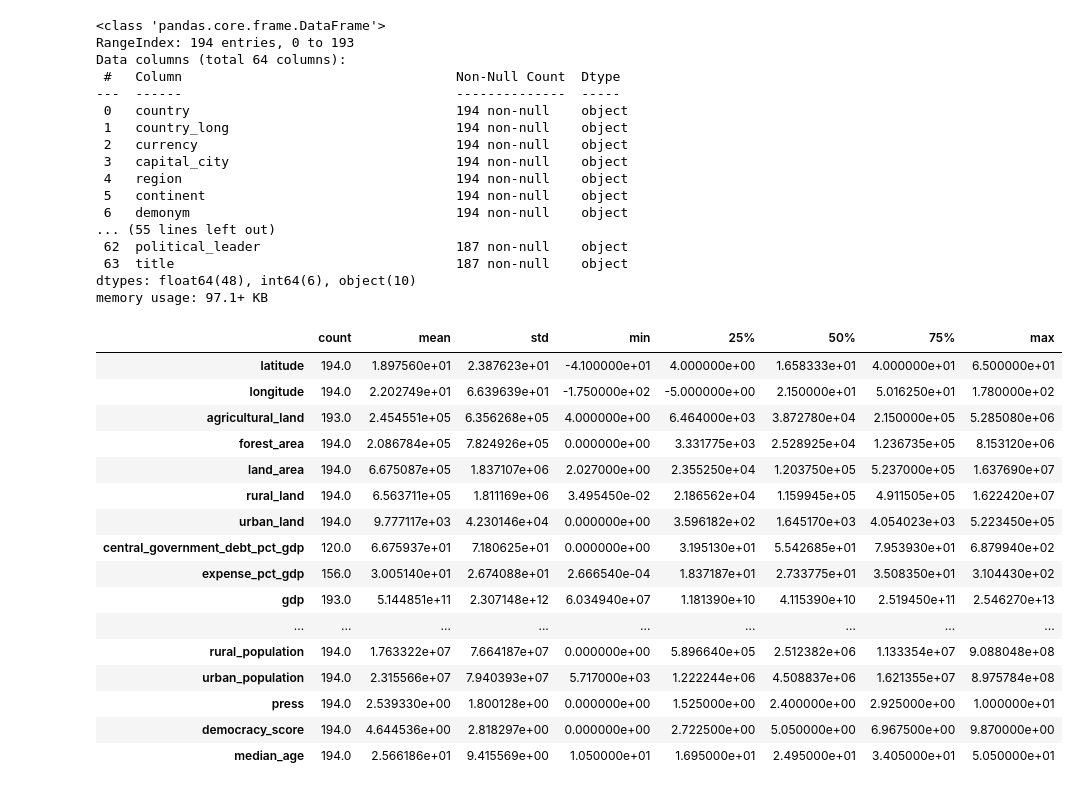
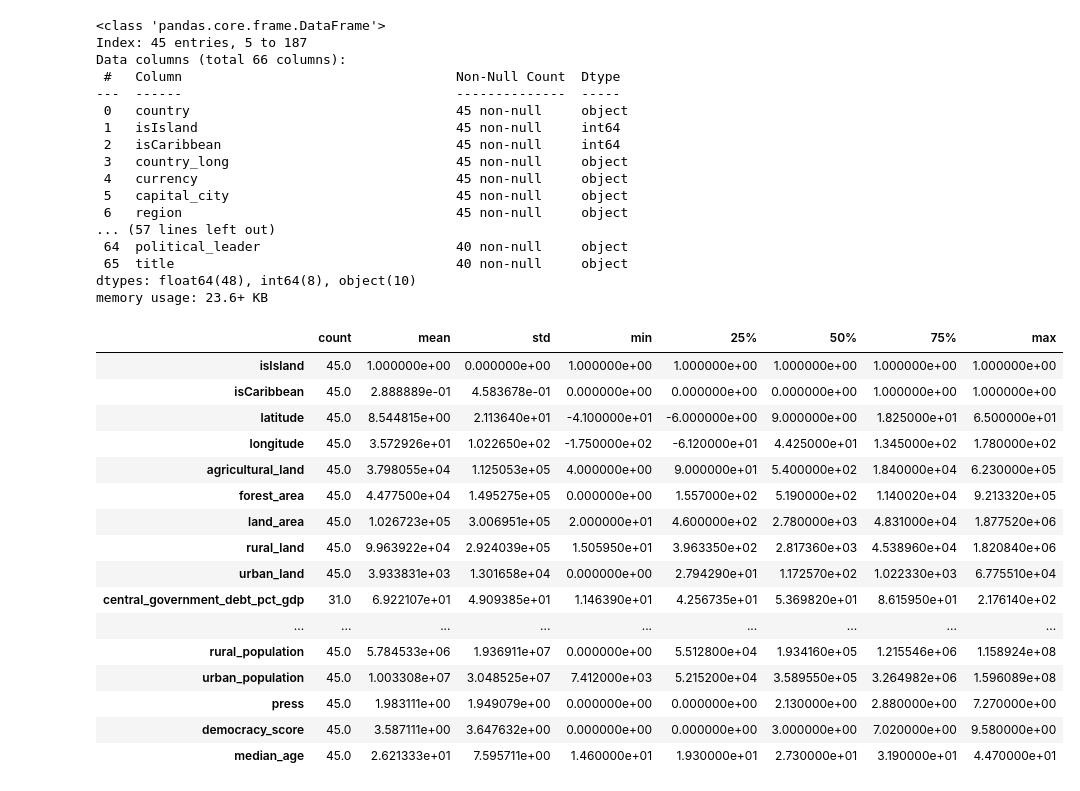
Before and after one commit to banditFox/discoveringIslands, a Jupyter notebook: discoveringIslands2023.ipynb, the cells around one changed output. Saved outputs shown, nothing was run; the diff lists cells and outputs as text; code cells hidden in the pictures.

```diff
--- a/discoveringIslands2023.ipynb
+++ b/discoveringIslands2023.ipynb
@@ -23,0 +106,4 @@ ds.head()
+# %%
+# Create a new dataframe with just the islands
+ds_isl = ds[ds['isIsland'] == 1]
+ds_isl.head()
@@ -39,40 +139,40 @@ Length: 64, dtype: int64
 # %%
-ds.info()
+ds_isl.info()
 # %% [output]
 <class 'pandas.core.frame.DataFrame'>
-RangeIndex: 194 entries, 0 to 193
-Data columns (total 64 columns):
+Index: 45 entries, 5 to 187
+Data columns (total 66 columns):
  #   Column                                   Non-Null Count  Dtype
 ---  ------                                   --------------  -----
- 0   country                                  194 non-null    object
- 1   country_long                             194 non-null    object
- 2   currency                                 194 non-null    object
- 3   capital_city                             194 non-null    object
- 4   region                                   194 non-null    object
- 5   continent                                194 non-null    object
- 6   demonym                                  194 non-null    object
-... (55 lines left out)
- 62  political_leader                         187 non-null    object
- 63  title                                    187 non-null    object
-dtypes: float64(48), int64(6), object(10)
-memory usage: 97.1+ KB
+ 0   country                                  45 non-null     object
+ 1   isIsland                                 45 non-null     int64
+ 2   isCaribbean                              45 non-null     int64
+ 3   country_long                             45 non-null     object
+ 4   currency                                 45 non-null     object
+ 5   capital_city                             45 non-null     object
+ 6   region                                   45 non-null     object
+... (57 lines left out)
+ 64  political_leader                         40 non-null     object
+ 65  title                                    40 non-null     object
+dtypes: float64(48), int64(8), object(10)
+memory usage: 23.6+ KB
 # %%
-ds.describe().T
+ds_isl.describe().T
 # %% [output]
 |  | count | mean | std | min | 25% | 50% | 75% | max |
-| latitude | 194.0 | 1.897560e+01 | 2.387623e+01 | -4.100000e+01 | 4.000000e+00 | 1.658333e+01 | 4.000000e+01 | 6.500000e+01 |
-| longitude | 194.0 | 2.202749e+01 | 6.639639e+01 | -1.750000e+02 | -5.000000e+00 | 2.150000e+01 | 5.016250e+01 | 1.780000e+02 |
-| agricultural_land | 193.0 | 2.454551e+05 | 6.356268e+05 | 4.000000e+00 | 6.464000e+03 | 3.872780e+04 | 2.150000e+05 | 5.285080e+06 |
-| forest_area | 194.0 | 2.086784e+05 | 7.824926e+05 | 0.000000e+00 | 3.331775e+03 | 2.528925e+04 | 1.236735e+05 | 8.153120e+06 |
-| land_area | 194.0 | 6.675087e+05 | 1.837107e+06 | 2.027000e+00 | 2.355250e+04 | 1.203750e+05 | 5.237000e+05 | 1.637690e+07 |
-| rural_land | 194.0 | 6.563711e+05 | 1.811169e+06 | 3.495450e-02 | 2.186562e+04 | 1.159945e+05 | 4.911505e+05 | 1.622420e+07 |
-| urban_land | 194.0 | 9.777117e+03 | 4.230146e+04 | 0.000000e+00 | 3.596182e+02 | 1.645170e+03 | 4.054023e+03 | 5.223450e+05 |
-| central_government_debt_pct_gdp | 120.0 | 6.675937e+01 | 7.180625e+01 | 0.000000e+00 | 3.195130e+01 | 5.542685e+01 | 7.953930e+01 | 6.879940e+02 |
-| expense_pct_gdp | 156.0 | 3.005140e+01 | 2.674088e+01 | 2.666540e-04 | 1.837187e+01 | 2.733775e+01 | 3.508350e+01 | 3.104430e+02 |
-| gdp | 193.0 | 5.144851e+11 | 2.307148e+12 | 6.034940e+07 | 1.181390e+10 | 4.115390e+10 | 2.519450e+11 | 2.546270e+13 |
+| isIsland | 45.0 | 1.000000e+00 | 0.000000e+00 | 1.000000e+00 | 1.000000e+00 | 1.000000e+00 | 1.000000e+00 | 1.000000e+00 |
+| isCaribbean | 45.0 | 2.888889e-01 | 4.583678e-01 | 0.000000e+00 | 0.000000e+00 | 0.000000e+00 | 1.000000e+00 | 1.000000e+00 |
+| latitude | 45.0 | 8.544815e+00 | 2.113640e+01 | -4.100000e+01 | -6.000000e+00 | 9.000000e+00 | 1.825000e+01 | 6.500000e+01 |
+| longitude | 45.0 | 3.572926e+01 | 1.022650e+02 | -1.750000e+02 | -6.120000e+01 | 4.425000e+01 | 1.345000e+02 | 1.780000e+02 |
+| agricultural_land | 45.0 | 3.798055e+04 | 1.125053e+05 | 4.000000e+00 | 9.000000e+01 | 5.400000e+02 | 1.840000e+04 | 6.230000e+05 |
+| forest_area | 45.0 | 4.477500e+04 | 1.495275e+05 | 0.000000e+00 | 1.557000e+02 | 5.190000e+02 | 1.140020e+04 | 9.213320e+05 |
+| land_area | 45.0 | 1.026723e+05 | 3.006951e+05 | 2.000000e+01 | 4.600000e+02 | 2.780000e+03 | 4.831000e+04 | 1.877520e+06 |
+| rural_land | 45.0 | 9.963922e+04 | 2.924039e+05 | 1.505950e+01 | 3.963350e+02 | 2.817360e+03 | 4.538960e+04 | 1.820840e+06 |
+| urban_land | 45.0 | 3.933831e+03 | 1.301658e+04 | 0.000000e+00 | 2.794290e+01 | 1.172570e+02 | 1.022330e+03 | 6.775510e+04 |
+| central_government_debt_pct_gdp | 31.0 | 6.922107e+01 | 4.909385e+01 | 1.146390e+01 | 4.256735e+01 | 5.369820e+01 | 8.615950e+01 | 2.176140e+02 |
 | ... | ... | ... | ... | ... | ... | ... | ... | ... |
-| rural_population | 194.0 | 1.763322e+07 | 7.664187e+07 | 0.000000e+00 | 5.896640e+05 | 2.512382e+06 | 1.133354e+07 | 9.088048e+08 |
-| urban_population | 194.0 | 2.315566e+07 | 7.940393e+07 | 5.717000e+03 | 1.222244e+06 | 4.508837e+06 | 1.621355e+07 | 8.975784e+08 |
-| press | 194.0 | 2.539330e+00 | 1.800128e+00 | 0.000000e+00 | 1.525000e+00 | 2.400000e+00 | 2.925000e+00 | 1.000000e+01 |
-| democracy_score | 194.0 | 4.644536e+00 | 2.818297e+00 | 0.000000e+00 | 2.722500e+00 | 5.050000e+00 | 6.967500e+00 | 9.870000e+00 |
-| median_age | 194.0 | 2.566186e+01 | 9.415569e+00 | 1.050000e+01 | 1.695000e+01 | 2.495000e+01 | 3.405000e+01 | 5.050000e+01 |
+| rural_population | 45.0 | 5.784533e+06 | 1.936911e+07 | 0.000000e+00 | 5.512800e+04 | 1.934160e+05 | 1.215546e+06 | 1.158924e+08 |
+| urban_population | 45.0 | 1.003308e+07 | 3.048525e+07 | 7.412000e+03 | 5.215200e+04 | 3.589550e+05 | 3.264982e+06 | 1.596089e+08 |
+| press | 45.0 | 1.983111e+00 | 1.949079e+00 | 0.000000e+00 | 0.000000e+00 | 2.130000e+00 | 2.880000e+00 | 7.270000e+00 |
+| democracy_score | 45.0 | 3.587111e+00 | 3.647632e+00 | 0.000000e+00 | 0.000000e+00 | 3.000000e+00 | 7.020000e+00 | 9.580000e+00 |
+| median_age | 45.0 | 2.621333e+01 | 7.595711e+00 | 1.460000e+01 | 1.930000e+01 | 2.730000e+01 | 3.190000e+01 | 4.470000e+01 |
```
Also changed, not shown: parts of 11 cells of this notebook, 1 other file.
